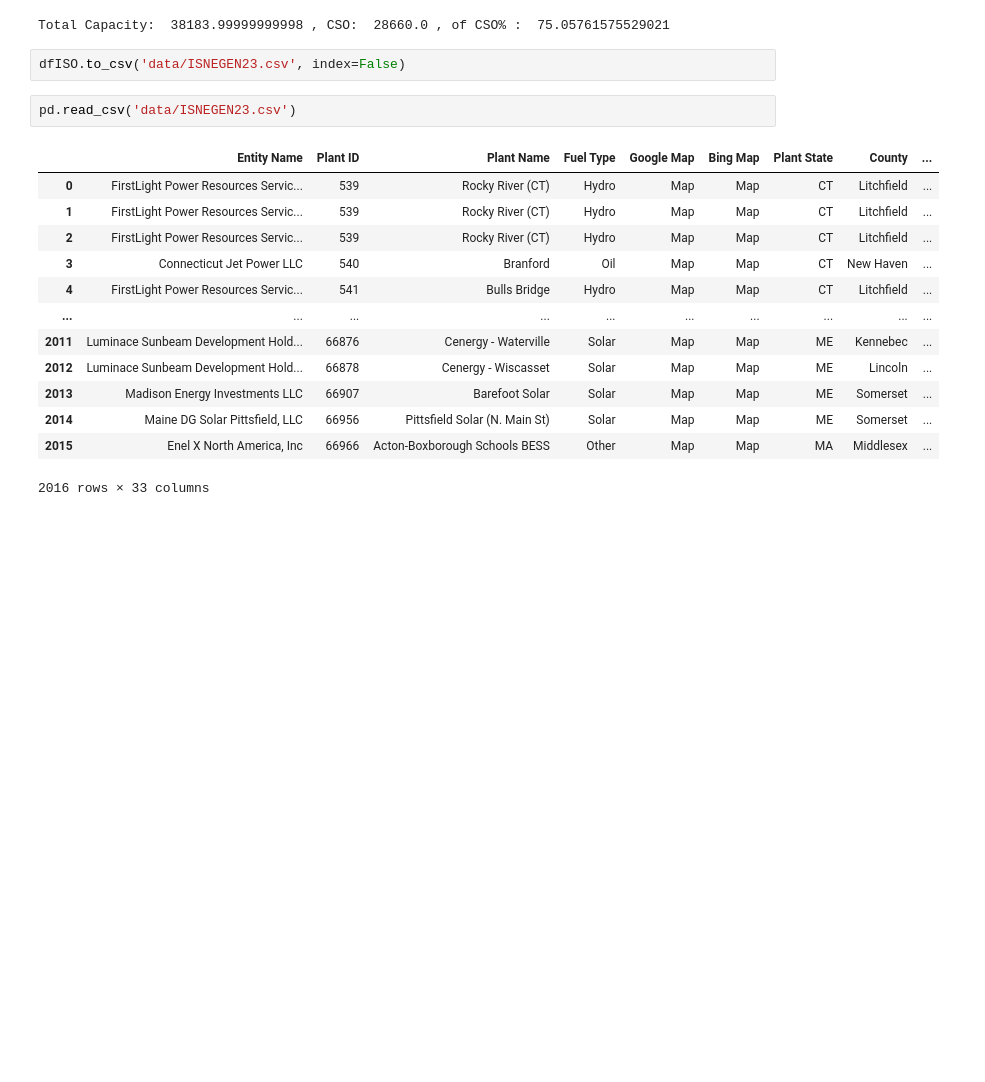
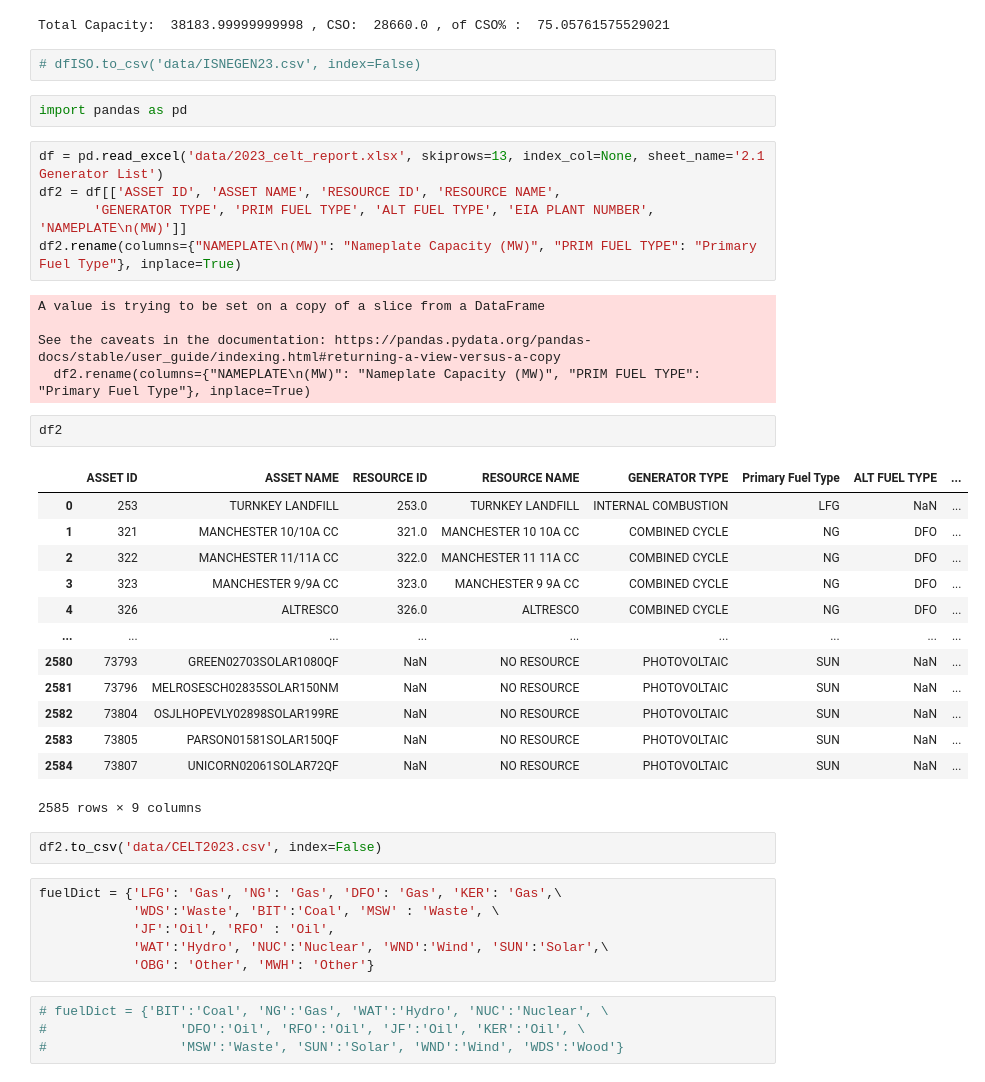
Before and after one commit to MahdiMehrtash/MARKET-Research, a Jupyter notebook: PFP.ipynb, the cells around one changed output. Cells and saved outputs as stored; diff of their text form; blank space fills up the shorter version.

```diff
--- a/PFP.ipynb
+++ b/PFP.ipynb
@@ -475,20 +503,44 @@ print('Total Capacity: ', totalCap, ', CSO: ', totalCSO, ', of CSO% : ', totalCS
 # %% [output]
 Total Capacity:  38183.99999999998 , CSO:  28660.0 , of CSO% :  75.05761575529021
 # %%
-dfISO.to_csv('data/ISNEGEN23.csv', index=False)
+# dfISO.to_csv('data/ISNEGEN23.csv', index=False)
-# %%
-pd.read_csv('data/ISNEGEN23.csv')
-# %% [output]
-|  | Entity Name | Plant ID | Plant Name | Fuel Type | Google Map | Bing Map | Plant State | County | ... |
-| 0 | FirstLight Power Resources Servic... | 539 | Rocky River (CT) | Hydro | Map | Map | CT | Litchfield | ... |
-| 1 | FirstLight Power Resources Servic... | 539 | Rocky River (CT) | Hydro | Map | Map | CT | Litchfield | ... |
-| 2 | FirstLight Power Resources Servic... | 539 | Rocky River (CT) | Hydro | Map | Map | CT | Litchfield | ... |
-| 3 | Connecticut Jet Power LLC | 540 | Branford | Oil | Map | Map | CT | New Haven | ... |
-| 4 | FirstLight Power Resources Servic... | 541 | Bulls Bridge | Hydro | Map | Map | CT | Litchfield | ... |
-| ... | ... | ... | ... | ... | ... | ... | ... | ... | ... |
-| 2011 | Luminace Sunbeam Development Hold... | 66876 | Cenergy - Waterville | Solar | Map | Map | ME | Kennebec | ... |
-| 2012 | Luminace Sunbeam Development Hold... | 66878 | Cenergy - Wiscasset | Solar | Map | Map | ME | Lincoln | ... |
-| 2013 | Madison Energy Investments LLC | 66907 | Barefoot Solar | Solar | Map | Map | ME | Somerset | ... |
-| 2014 | Maine DG Solar Pittsfield, LLC | 66956 | Pittsfield Solar (N. Main St) | Solar | Map | Map | ME | Somerset | ... |
-| 2015 | Enel X North America, Inc | 66966 | Acton-Boxborough Schools BESS | Other | Map | Map | MA | Middlesex | ... |
-2016 rows × 33 columns
+# %%
+import pandas as pd
+# %%
+df = pd.read_excel('data/2023_celt_report.xlsx', skiprows=13, index_col=None, sheet_name='2.1 Generator List')
+df2 = df[['ASSET ID', 'ASSET NAME', 'RESOURCE ID', 'RESOURCE NAME',
+       'GENERATOR TYPE', 'PRIM FUEL TYPE', 'ALT FUEL TYPE', 'EIA PLANT NUMBER', 'NAMEPLATE\n(MW)']]
+df2.rename(columns={"NAMEPLATE\n(MW)": "Nameplate Capacity (MW)", "PRIM FUEL TYPE": "Primary Fuel Type"}, inplace=True)
+# %% [output]
+A value is trying to be set on a copy of a slice from a DataFrame
+
+See the caveats in the documentation: https://pandas.pydata.org/pandas-docs/stable/user_guide/indexing.html#returning-a-view-versus-a-copy
+  df2.rename(columns={"NAMEPLATE\n(MW)": "Nameplate Capacity (MW)", "PRIM FUEL TYPE": "Primary Fuel Type"}, inplace=True)
+# %%
+df2
+# %% [output]
+|  | ASSET ID | ASSET NAME | RESOURCE ID | RESOURCE NAME | GENERATOR TYPE | Primary Fuel Type | ALT FUEL TYPE | ... |
+| 0 | 253 | TURNKEY LANDFILL | 253.0 | TURNKEY LANDFILL | INTERNAL COMBUSTION | LFG | NaN | ... |
+| 1 | 321 | MANCHESTER 10/10A CC | 321.0 | MANCHESTER 10 10A CC | COMBINED CYCLE | NG | DFO | ... |
+| 2 | 322 | MANCHESTER 11/11A CC | 322.0 | MANCHESTER 11 11A CC | COMBINED CYCLE | NG | DFO | ... |
+| 3 | 323 | MANCHESTER 9/9A CC | 323.0 | MANCHESTER 9 9A CC | COMBINED CYCLE | NG | DFO | ... |
+| 4 | 326 | ALTRESCO | 326.0 | ALTRESCO | COMBINED CYCLE | NG | DFO | ... |
+| ... | ... | ... | ... | ... | ... | ... | ... | ... |
+| 2580 | 73793 | GREEN02703SOLAR1080QF | NaN | NO RESOURCE | PHOTOVOLTAIC | SUN | NaN | ... |
+| 2581 | 73796 | MELROSESCH02835SOLAR150NM | NaN | NO RESOURCE | PHOTOVOLTAIC | SUN | NaN | ... |
+| 2582 | 73804 | OSJLHOPEVLY02898SOLAR199RE | NaN | NO RESOURCE | PHOTOVOLTAIC | SUN | NaN | ... |
+| 2583 | 73805 | PARSON01581SOLAR150QF | NaN | NO RESOURCE | PHOTOVOLTAIC | SUN | NaN | ... |
+| 2584 | 73807 | UNICORN02061SOLAR72QF | NaN | NO RESOURCE | PHOTOVOLTAIC | SUN | NaN | ... |
+2585 rows × 9 columns
+# %%
+df2.to_csv('data/CELT2023.csv', index=False)
+# %%
+fuelDict = {'LFG': 'Gas', 'NG': 'Gas', 'DFO': 'Gas', 'KER': 'Gas',\
+            'WDS':'Waste', 'BIT':'Coal', 'MSW' : 'Waste', \
+            'JF':'Oil', 'RFO' : 'Oil',
+            'WAT':'Hydro', 'NUC':'Nuclear', 'WND':'Wind', 'SUN':'Solar',\
+            'OBG': 'Other', 'MWH': 'Other'}
+# %%
+# fuelDict = {'BIT':'Coal', 'NG':'Gas', 'WAT':'Hydro', 'NUC':'Nuclear', \
+#                 'DFO':'Oil', 'RFO':'Oil', 'JF':'Oil', 'KER':'Oil', \
+#                 'MSW':'Waste', 'SUN':'Solar', 'WND':'Wind', 'WDS':'Wood'}
```
Also changed, not shown: parts of 15 cells of this notebook, 27 other files.
